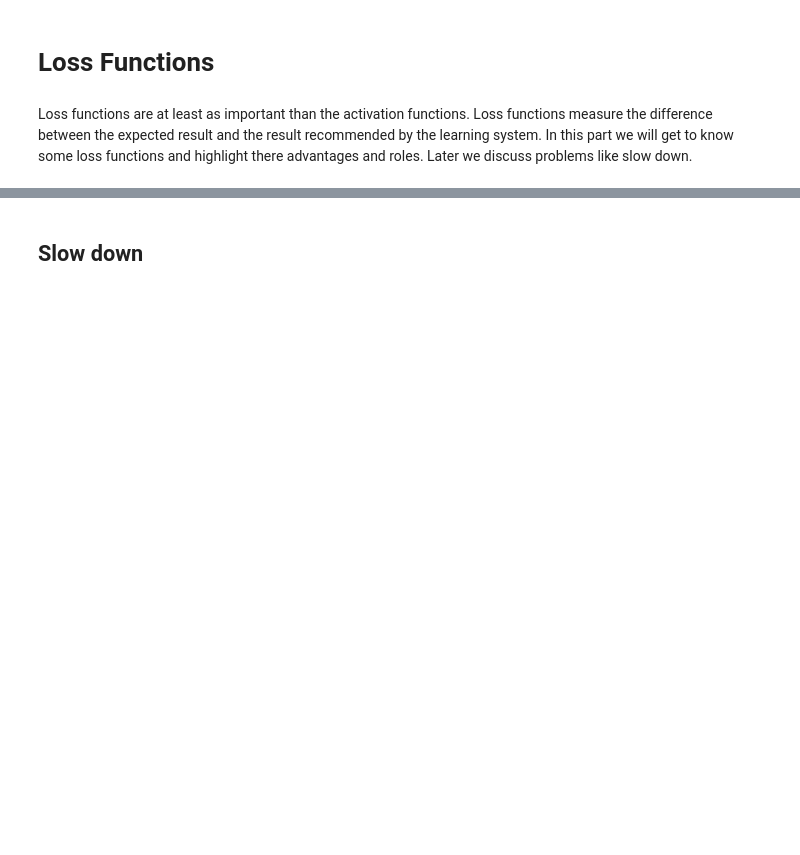
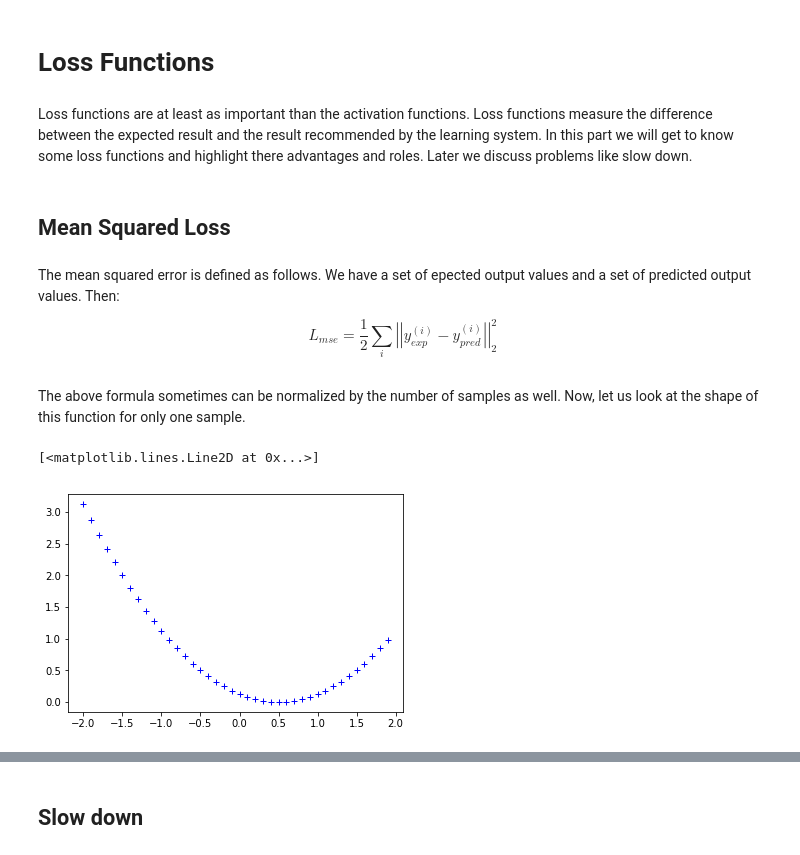
Before and after one commit to adamtiger/DeepLearningTutorial, a Jupyter notebook: DL6_LossFunctions.ipynb, the cells around one changed output, grey strips where cells are left out. Cells and saved outputs as stored; diff of their text form; code cells hidden in the pictures; blank space fills up the shorter version.

Commit message:
Loss functions were continued. MSE and CE was added.

```diff
--- a/DL6_LossFunctions.ipynb
+++ b/DL6_LossFunctions.ipynb
@@ -14,0 +12,21 @@ import numpy as np
+# %% [markdown]
+## Mean Squared Loss
+# %% [markdown]
+The mean squared error is defined as follows. We have a set of epected output values and a set of predicted output values. Then:
+
+\begin{equation}
+L_{mse} = \frac{1}{2}\sum_i{\left|\left| y^{(i)}_{exp} - y^{(i)}_{pred} \right|\right|^2_2}
+\end{equation}
+# %% [markdown]
+The above formula sometimes can be normalized by the number of samples as well. Now, let us look at the shape of this function for only one sample.
+# %%
+y_exp = 0.5
+y_pred = np.array([t/10.0 for t in range(-20, 20, 1)])
+
+L_mse = lambda y_p: L.MeanSquaredError().loss([y_p], [y_exp])
+losses = list(map(L_mse, y_pred))
+
+plt.plot(y_pred, losses, 'b+')
+# %% [output]
+[<matplotlib.lines.Line2D at 0x...>]
+[figure, added]
```
Also changed, not shown: parts of 9 cells of this notebook.
